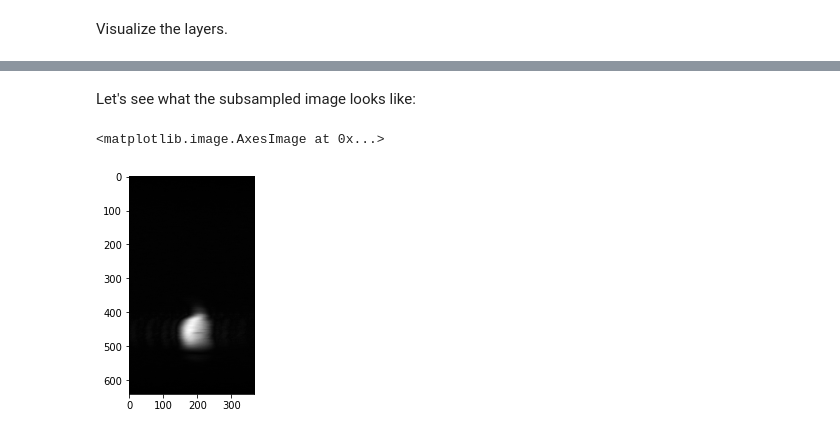
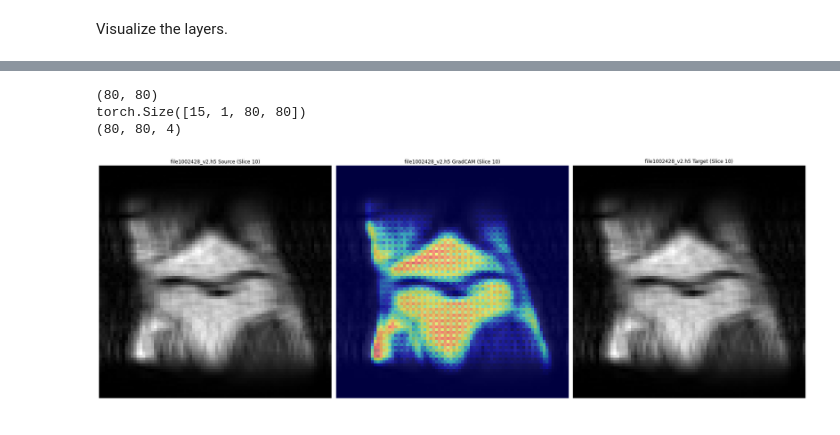
Before and after one commit to dys129/fastmri, a Jupyter notebook: fastMRI_figures.ipynb, the cells around one changed output, grey strips where cells are left out. Drawn from its saved outputs; the diff is of its cells as text; code cells hidden in the pictures.

```diff
--- a/fastMRI_figures.ipynb
+++ b/fastMRI_figures.ipynb
@@ -151,0 +126,10 @@ ggc_o = ggc.attribute(X_tensor, target=y_tensor)
+# %%
+# create model and load checkpoint state weights
+model = UnetModule(chans=ckpt['hyper_parameters']['chans'])
+model.load_state_dict(ckpt['state_dict'])
+
+for param in model.parameters():
+    param.requires_grad=True
+
+model.eval()
+model.zero_grad()
@@ -218,2 +239,0 @@ masked_kspace, mask = T.apply_mask(slice_kspace2, mask_func)   # Apply the mask
-# %% [markdown]
-Let's see what the subsampled image looks like:
@@ -224,5 +240,53 @@ sampled_image_rss = fastmri.rss(sampled_image_abs, dim=0)
-# %%
-plt.imshow(np.abs(sampled_image_rss.numpy()), cmap='gray')
-# %% [output]
-<matplotlib.image.AxesImage at 0x...>
-[figure, removed]
+# %%
+gc = GradCam()
+gradcam_result = gc.grad_cam(image, reconstruction, model, slice)
+gradcam_result = gradcam_result.squeeze(0)
+#gradcam_result = np.expand_dims(gradcam_result, axis=2)
+print(gradcam_result.shape)
+print(image.shape)
+print((matplotlib.cm.jet(gradcam_result)*255).shape)
+# %% [output]
+(80, 80)
+torch.Size([15, 1, 80, 80])
+(80, 80, 4)
+# %%
+plt.figure(figsize=(24, 24))
+X = np.expand_dims(image[slice, 0, :, :], axis=2)
+
+s = "(Slice " + str(slice) + ")"
+
+plt.subplot(1, 3, 1)
+plt.title(f + " Source " + s)
+plt.imshow(image.squeeze(1)[slice], cmap='gray')
+plt.axis('off')
+plt.gcf().tight_layout()
+
+plt.subplot(1, 3, 2)
+plt.imshow(image.squeeze(1)[slice], cmap='gray')
+
+focus = (matplotlib.cm.jet(gradcam_result)[:,:,:3]*255) # (80, 80, 4)
+focus -= np.min(focus)
+focus /= np.max(focus)
+plt.imshow(focus, interpolation='nearest', alpha=0.5)
+
+'''
+print("image", image.shape)
+for i in range(gradcam_result.shape[0]):
+    gradcam_val = gradcam_result[i]
+    focus = np.expand_dims(image[i, 0, :, :], axis=2) + (matplotlib.cm.jet(gradcam_val)[:,:,:3]*255)
+    focus -= np.min(focus)
+    focus /= np.max(focus)
+    plt.imshow(focus, alpha=0.50)
+'''
+
+plt.title(f + " GradCAM " + s)
+plt.axis('off')
+plt.gcf().tight_layout()
+
+plt.subplot(1, 3, 3)
+plt.title(f + " Target " + s)
+plt.imshow(reconstruction[slice], cmap='gray')
+plt.axis('off')
+plt.gcf().tight_layout()
+# %% [output]
+[figure, added]
```
Also changed, not shown: parts of 19 cells of this notebook.
